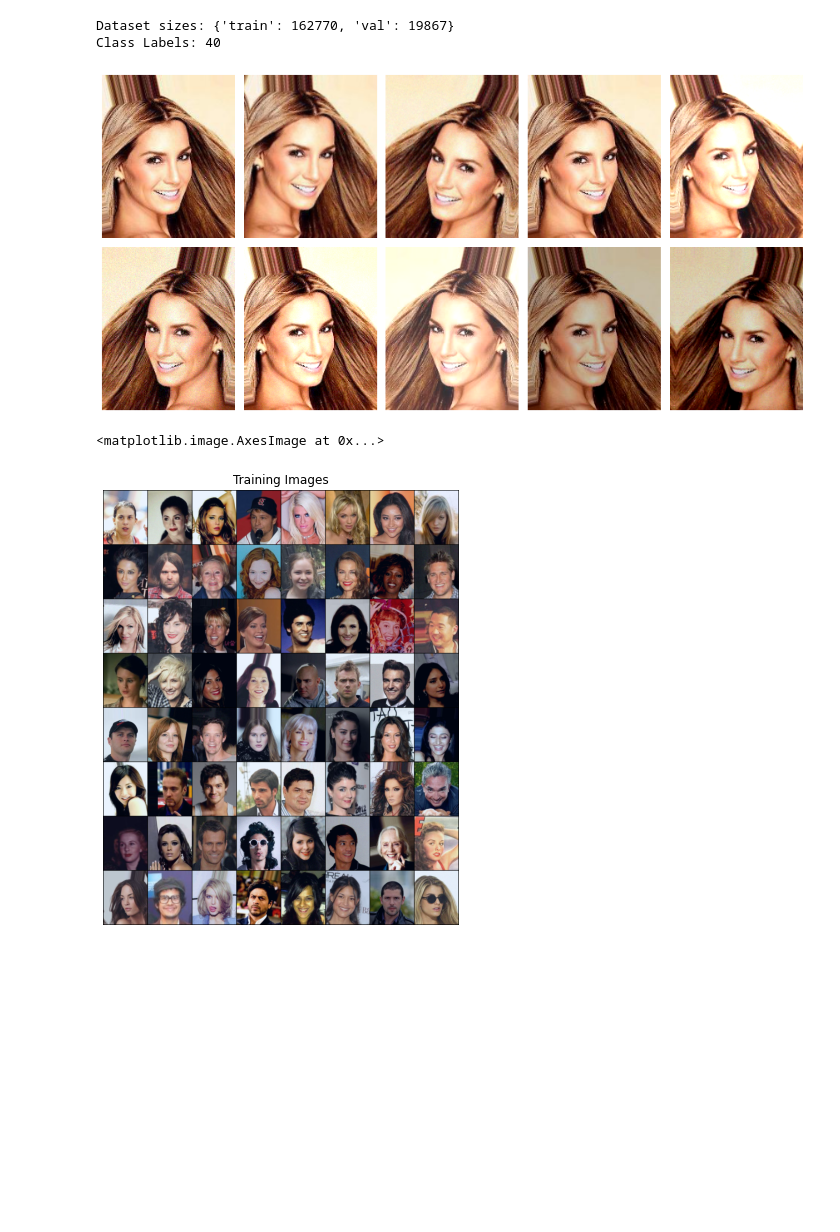
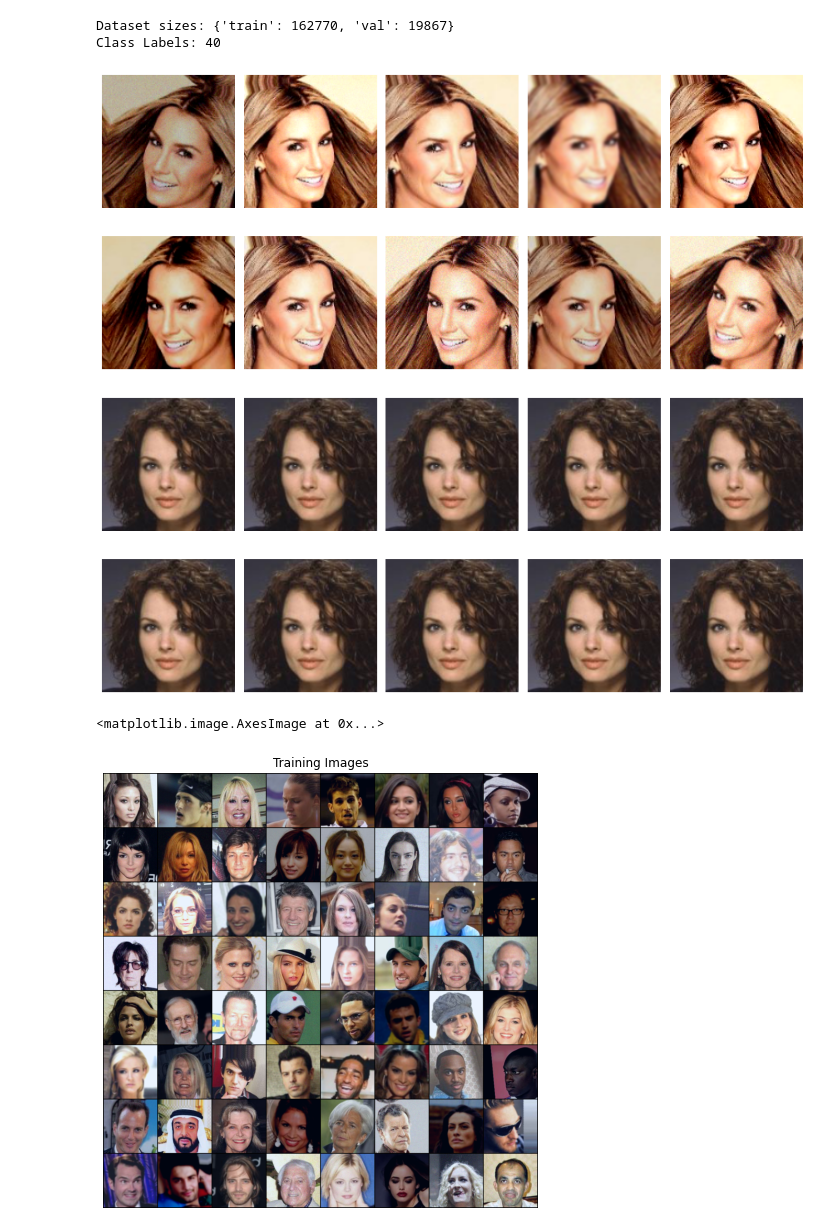
Before and after one commit to kkaryl/AI6126-Advanced_Computer_Vision, a Jupyter notebook: project_1/src/test_transforms.ipynb, the cells around one changed output. Saved outputs shown, nothing was run; the diff lists cells and outputs as text; code cells hidden in the pictures; blank space fills up the shorter version.

```diff
--- a/project_1/src/test_transforms.ipynb
+++ b/project_1/src/test_transforms.ipynb
@@ -98,31 +98,30 @@ def load_dataloader(print_info=True, albu_transforms = True):
         normalize_A = A.Normalize(mean=(0.485, 0.456, 0.406),
                                   std=(0.229, 0.224, 0.225))
         data_transforms = {
-            'train': A.Compose(
-            [
+            'train': A.Compose([
                 A.SmallestMaxSize(max_size=160),
+                A.CenterCrop(width=148, height=148),
                 A.HorizontalFlip(p=0.5),
-                A.MotionBlur(p=0.1),
-                A.GaussNoise(p=0.5),
                 A.ShiftScaleRotate(shift_limit=0.05, scale_limit=0.05,
-                                   rotate_limit=15, p=0.5),
+                                  rotate_limit=15, p=0.5),
+                A.FancyPCA(p=0.5), #http://papers.nips.cc/paper/4824-imagenet-classification-with-deep-convolutional-neural-networks.pdf
+                A.GaussNoise(var_limit=(10.0, 80.0), p=0.5),
+                A.GaussianBlur(p=0.2),
                 A.RandomBrightnessContrast(p=0.5),
-#                 A.CoarseDropout(),
+                #A.CoarseDropout(),
                 normalize_A,
                 ToTensorV2(),
 
             ]),
-            'val': A.Compose(
-                [
-                    A.SmallestMaxSize(max_size=160),
-                    A.CenterCrop(height=128, width=128),
-                    normalize_A,
-                    ToTensorV2(),
-                ]
-            ),
+            'val': A.Compose([
+                A.SmallestMaxSize(max_size=160),
+                A.CenterCrop(height=148, width=148),
+                normalize_A,
+                ToTensorV2(),
+            ]),
             'test': A.Compose([
                 A.SmallestMaxSize(max_size=160),
-                A.CenterCrop(height=128, width=128),
+                A.CenterCrop(height=148, width=148),
                 normalize_A,
                 ToTensorV2(),
             ])
@@ -158,20 +157,22 @@ Class Labels: 40
 # %%
 def visualize_augmentations(dataset, idx=0, samples=10, cols=5):
     dataset = copy.deepcopy(dataset)
     dataset.transform = A.Compose([t for t in dataset.transform if not isinstance(t, (A.Normalize, ToTensorV2))])
     rows = samples // cols
     figure, ax = plt.subplots(nrows=rows, ncols=cols, figsize=(12, 6))
     for i in range(samples):
         image, _ = dataset[idx]
         ax.ravel()[i].imshow(image)
         ax.ravel()[i].set_axis_off()
     plt.tight_layout()
     plt.show()
 
 if albu_transforms:
-    visualize_augmentations(image_datasets['train'])
+    visualize_augmentations(image_datasets['train'], idx=0)
+    visualize_augmentations(image_datasets['val'])
 # %% [output]
-[figure, old version]
+[figure, new version]
+[figure, added]
 # %%
 # # decide which device we want to run on
 device = torch.device("cuda:0" if torch.cuda.is_available() else "cpu")
@@ -182,4 +183,4 @@ plt.title("Training Images")
 plt.imshow(np.transpose(torchvision.utils.make_grid(real_batch[0].to(device)[:64], padding=2, normalize=True).cpu(),(1,2,0)))
 # %% [output]
 <matplotlib.image.AxesImage at 0x...>
-[figure, old version]
+[figure, new version]
```
Also changed, not shown: parts of 2 cells of this notebook, 9 other files.
